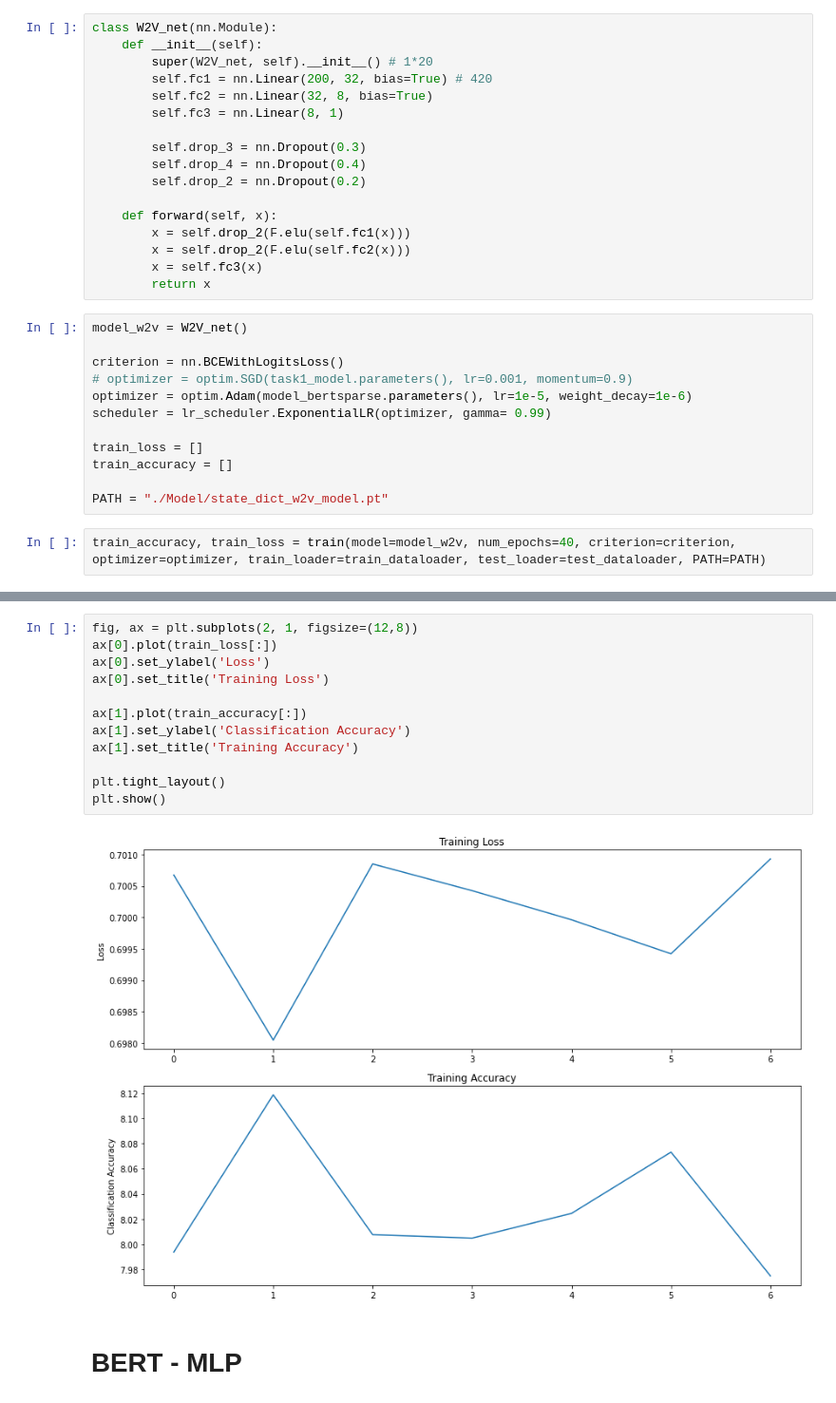
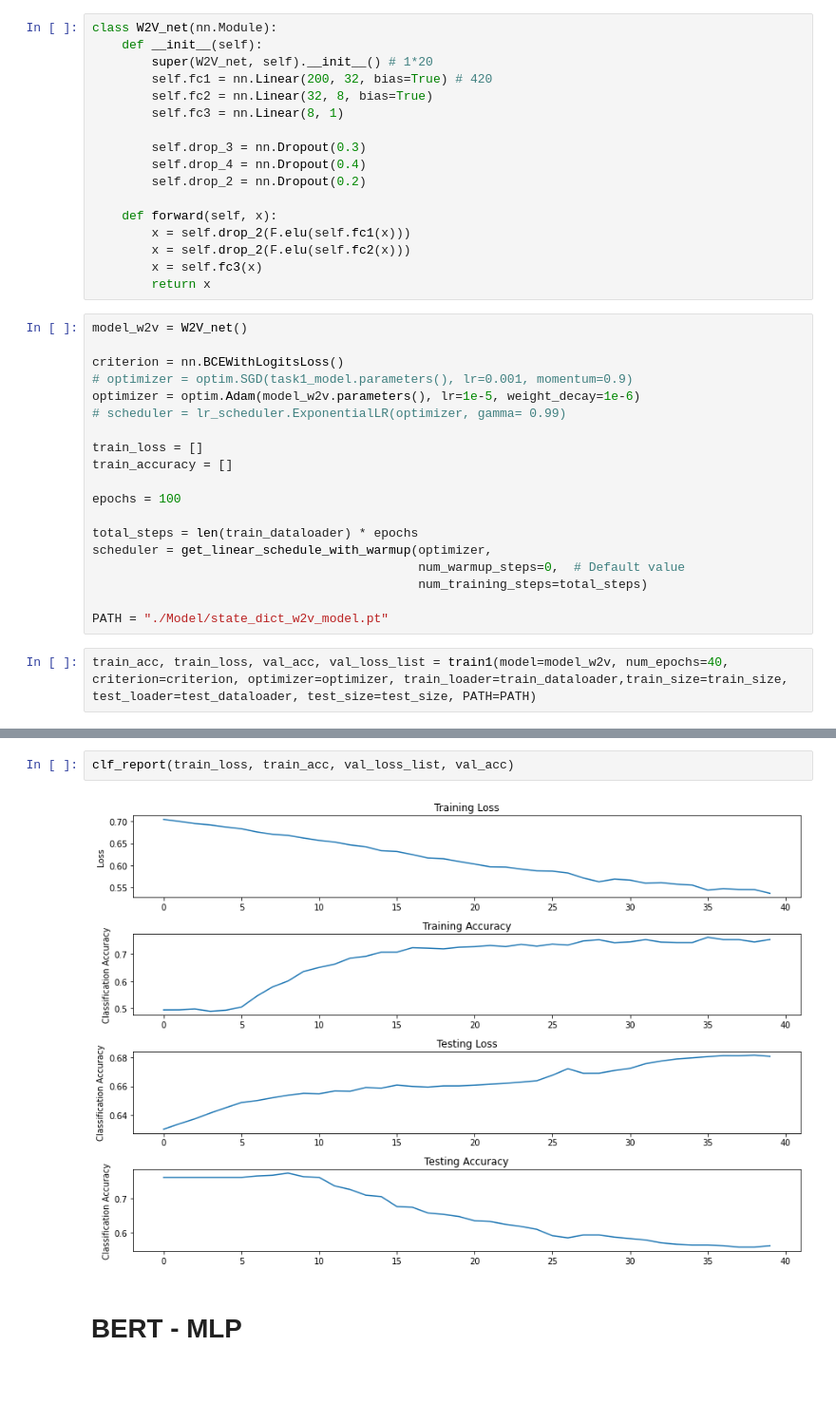
Before and after one commit to zzunebye/Capstone-code-data, a Jupyter notebook: _CLF_MLP.ipynb, the cells around one changed output, grey strips where cells are left out. Shown at 95% size. Saved outputs shown, nothing was run; the diff lists cells and outputs as text.

```diff
--- a/_CLF_MLP.ipynb
+++ b/_CLF_MLP.ipynb
@@ -503,13 +526,20 @@ model_w2v = W2V_net()
 
 criterion = nn.BCEWithLogitsLoss()
 # optimizer = optim.SGD(task1_model.parameters(), lr=0.001, momentum=0.9)
-optimizer = optim.Adam(model_bertsparse.parameters(), lr=1e-5, weight_decay=1e-6)
-scheduler = lr_scheduler.ExponentialLR(optimizer, gamma= 0.99)
+optimizer = optim.Adam(model_w2v.parameters(), lr=1e-5, weight_decay=1e-6)
+# scheduler = lr_scheduler.ExponentialLR(optimizer, gamma= 0.99)
 
 train_loss = []
 train_accuracy = []
 
+epochs = 100
+
+total_steps = len(train_dataloader) * epochs
+scheduler = get_linear_schedule_with_warmup(optimizer,
+                                            num_warmup_steps=0,  # Default value
+                                            num_training_steps=total_steps)
+
 PATH = "./Model/state_dict_w2v_model.pt"
 # %%
-train_accuracy, train_loss = train(model=model_w2v, num_epochs=40, criterion=criterion, optimizer=optimizer, train_loader=train_dataloader, test_loader=test_dataloader, PATH=PATH)
+train_acc, train_loss, val_acc, val_loss_list = train1(model=model_w2v, num_epochs=40, criterion=criterion, optimizer=optimizer, train_loader=train_dataloader,train_size=train_size, test_loader=test_dataloader, test_size=test_size, PATH=PATH)
 # %% [output]
@@ -527,17 +563,7 @@ Finishing the Model: Loss is not decreasing...
-# %%
-fig, ax = plt.subplots(2, 1, figsize=(12,8))
-ax[0].plot(train_loss[:])
-ax[0].set_ylabel('Loss')
-ax[0].set_title('Training Loss')
-
-ax[1].plot(train_accuracy[:])
-ax[1].set_ylabel('Classification Accuracy')
-ax[1].set_title('Training Accuracy')
-
-plt.tight_layout()
-plt.show()
-# %% [output]
-[figure, removed]
+# %%
+clf_report(train_loss, train_acc, val_loss_list, val_acc)
+# %% [output]
+[figure, added]
 # %% [markdown]
 # BERT - MLP
 # %%
```
Also changed, not shown: parts of 37 cells of this notebook, 1 other file.
